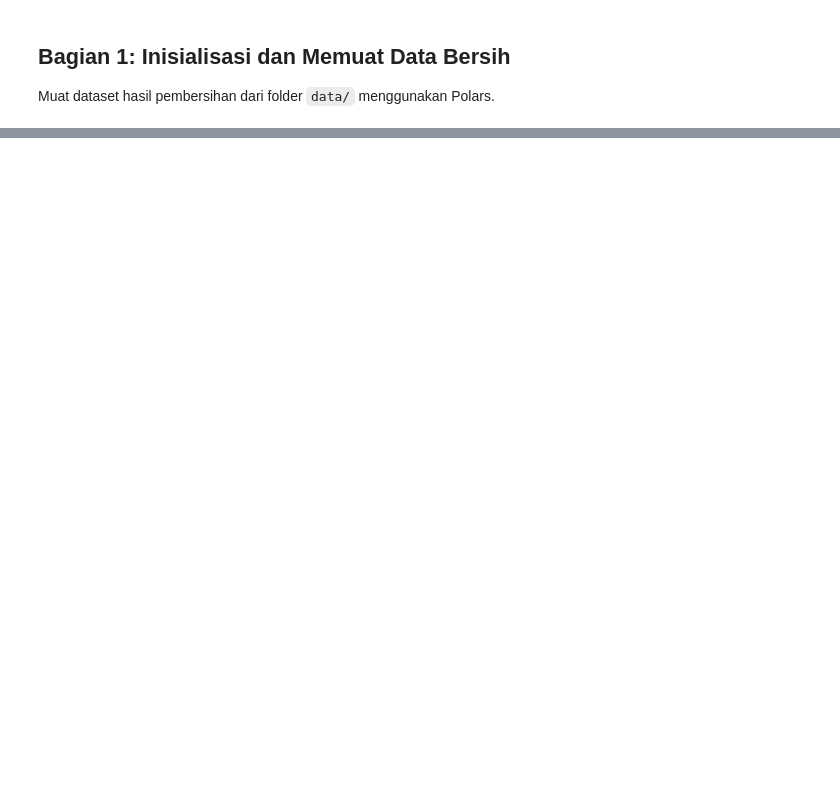
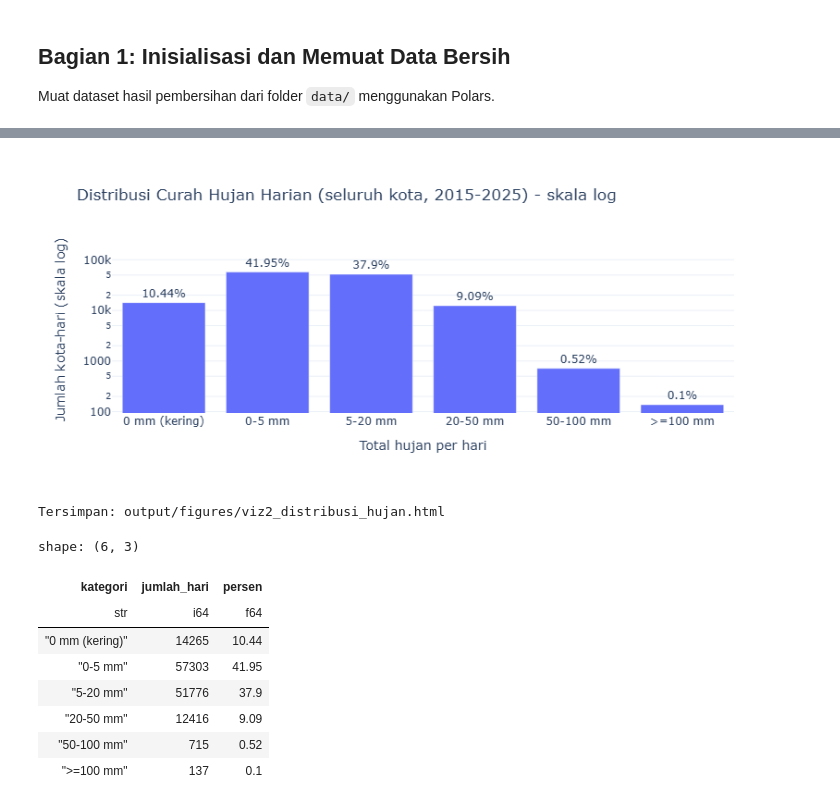
Before and after one commit to zahwanbl/tugas1-abd-2026, a Jupyter notebook: notebooks/03_eda_and_insights.ipynb, the cells around one changed output, grey strips where cells are left out. Saved outputs shown, nothing was run; the diff lists cells and outputs as text; code cells hidden in the pictures; blank space fills up the shorter version.

```diff
--- a/notebooks/03_eda_and_insights.ipynb
+++ b/notebooks/03_eda_and_insights.ipynb
@@ -95,0 +260,51 @@ Tuliskan minimal 5 temuan atau wawasan penting yang Anda peroleh dari visualisas
+# %%
+# Visualisasi 2: Distribusi dan Outlier (curah hujan harian per kota, dikelompokkan ke kategori)
+hujan_harian = (
+    df.sort('time')
+    .group_by_dynamic('time', every='1d', group_by='kota')
+    .agg(pl.col('precipitation').sum().alias('hujan_harian'))
+)
+
+URUTAN = ['0 mm (kering)', '0-5 mm', '5-20 mm', '20-50 mm', '50-100 mm', '>=100 mm']
+kategori_hujan = (
+    pl.when(pl.col('hujan_harian') == 0).then(pl.lit(URUTAN[0]))
+    .when(pl.col('hujan_harian') < 5).then(pl.lit(URUTAN[1]))
+    .when(pl.col('hujan_harian') < 20).then(pl.lit(URUTAN[2]))
+    .when(pl.col('hujan_harian') < 50).then(pl.lit(URUTAN[3]))
+    .when(pl.col('hujan_harian') < 100).then(pl.lit(URUTAN[4]))
+    .otherwise(pl.lit(URUTAN[5]))
+    .alias('kategori')
+)
+hitung = hujan_harian.select(kategori_hujan).group_by('kategori').len()
+hitung = dict(zip(hitung['kategori'], hitung['len']))
+tabel_hujan = pl.DataFrame({
+    'kategori': URUTAN,
+    'jumlah_hari': [hitung.get(k, 0) for k in URUTAN],
+})
+total_hari = tabel_hujan['jumlah_hari'].sum()
+tabel_hujan = tabel_hujan.with_columns(
+    (pl.col('jumlah_hari') / total_hari * 100).round(2).alias('persen')
+)
+
+fig2 = px.bar(
+    tabel_hujan.to_dict(as_series=False), x='kategori', y='jumlah_hari', text='persen', log_y=True,
+    title='Distribusi Curah Hujan Harian (seluruh kota, 2015-2025) - skala log',
+    labels={'kategori': 'Total hujan per hari', 'jumlah_hari': 'Jumlah kota-hari (skala log)'},
+    template='plotly_white',
+)
+fig2.update_traces(texttemplate='%{text}%', textposition='outside')
+fig2.show()
+simpan_figur(fig2, 'viz2_distribusi_hujan')
+tabel_hujan
+# %% [output]
+[figure, added]
+Tersimpan: output/figures/viz2_distribusi_hujan.html
+shape: (6, 3)
+| kategori | jumlah_hari | persen |
+| str | i64 | f64 |
+| "0 mm (kering)" | 14265 | 10.44 |
+| "0-5 mm" | 57303 | 41.95 |
+| "5-20 mm" | 51776 | 37.9 |
+| "20-50 mm" | 12416 | 9.09 |
+| "50-100 mm" | 715 | 0.52 |
+| ">=100 mm" | 137 | 0.1 |
```
Also changed, not shown: parts of 25 cells of this notebook.
